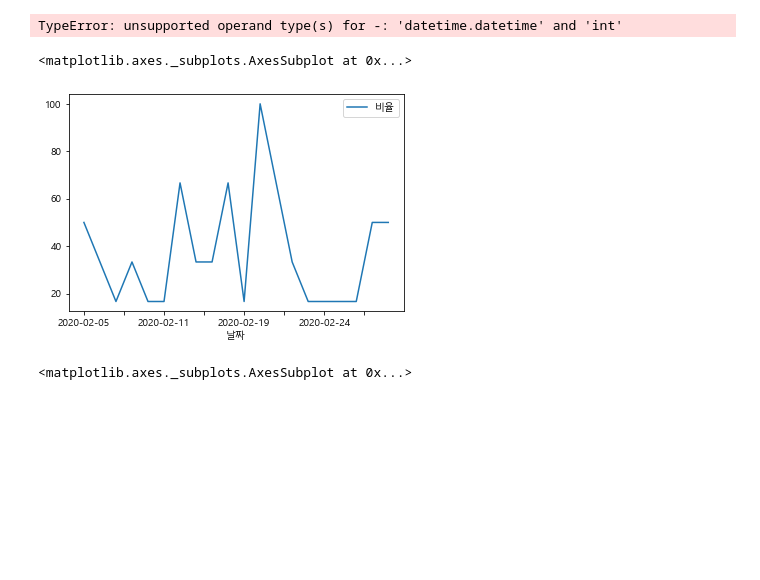
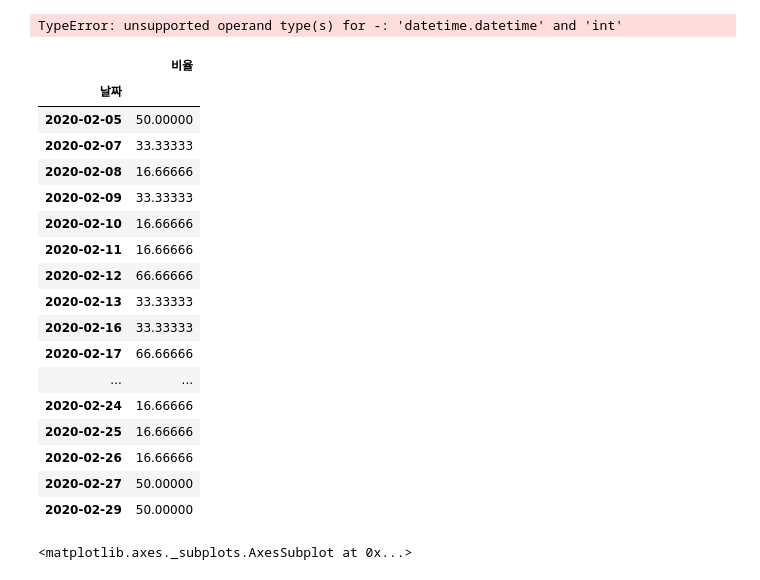
Before and after one commit to kdy7710/Bigdata_Team_Project, a Jupyter notebook: Bigdata_Project/Bigdata_Project/DramaPPl_Tutorial.ipynb, the cells around one changed output. Drawn from its saved outputs; the diff is of its cells as text; code cells hidden in the pictures; blank space fills up the shorter version.

```diff
--- a/Bigdata_Project/Bigdata_Project/DramaPPl_Tutorial.ipynb
+++ b/Bigdata_Project/Bigdata_Project/DramaPPl_Tutorial.ipynb
@@ -87,10 +87,28 @@ print(date)
 TypeError: unsupported operand type(s) for -: 'datetime.datetime' and 'int'
 # %%
 df = search('유재석 니트',startdate= '2020-02-05',enddate='2020-03-01')
-df.plot()
+
+# df.loc['날짜']
+df.
 # %% [output]
-<matplotlib.axes._subplots.AxesSubplot at 0x...>
-[figure, removed]
+|  | 비율 |
+| 날짜 |  |
+| 2020-02-05 | 50.00000 |
+| 2020-02-07 | 33.33333 |
+| 2020-02-08 | 16.66666 |
+| 2020-02-09 | 33.33333 |
+| 2020-02-10 | 16.66666 |
+| 2020-02-11 | 16.66666 |
+| 2020-02-12 | 66.66666 |
+| 2020-02-13 | 33.33333 |
+| 2020-02-16 | 33.33333 |
+| 2020-02-17 | 66.66666 |
+| ... | ... |
+| 2020-02-24 | 16.66666 |
+| 2020-02-25 | 16.66666 |
+| 2020-02-26 | 16.66666 |
+| 2020-02-27 | 50.00000 |
+| 2020-02-29 | 50.00000 |
 # %%
 df = search('제너럴 아이디어',startdate= '2020-02-05',enddate='2020-03-01')
 df.plot()
```
Also changed, not shown: parts of 8 cells of this notebook.
